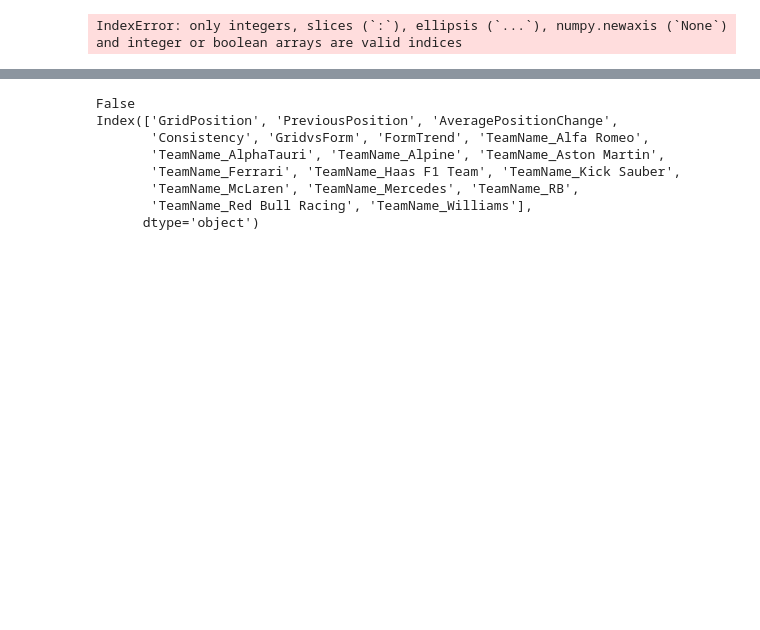
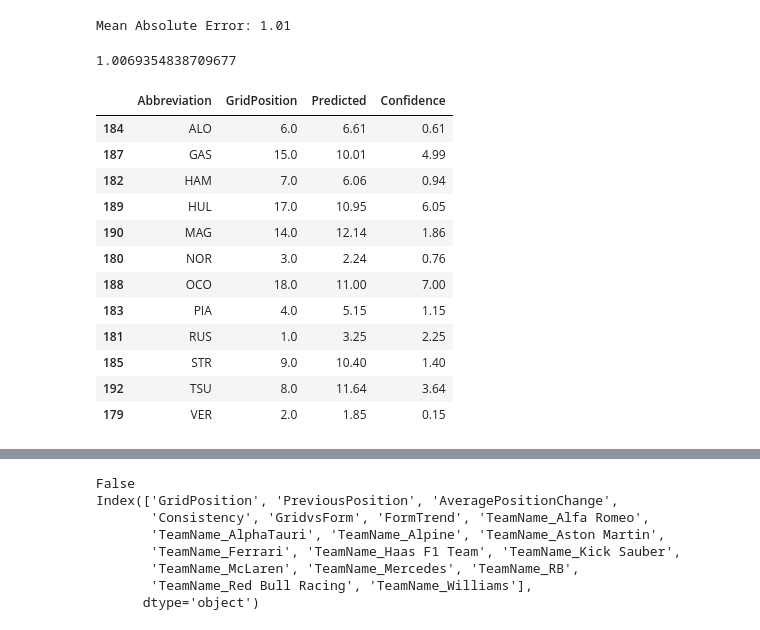
Before and after one commit to pyyroo-a/Formula-1-Fantasy-Predictor, a Jupyter notebook: notebooks/model-v3-smarter-features.ipynb, the cells around one changed output, grey strips where cells are left out. Drawn from its saved outputs; the diff is of its cells as text; code cells hidden in the pictures; blank space fills up the shorter version.

```diff
--- a/notebooks/model-v3-smarter-features.ipynb
+++ b/notebooks/model-v3-smarter-features.ipynb
@@ -147,6 +148,26 @@ X_train, y_train, X_test, y_test = prepare_data(df_2023, df_2024)
 model = train_model(X_train, y_train)
 predictions = predict(model,X_test)
 
-fantasy_table = build_fantasy_team(df_2024, predictions)
+fantasy_table = build_fantasy_table(df_2024, predictions)
-# %% [output]
-IndexError: only integers, slices (`:`), ellipsis (`...`), numpy.newaxis (`None`) and integer or boolean arrays are valid indices
+# %%
+evaluate_model(y_test, predictions)
+# %% [output]
+Mean Absolute Error: 1.01
+1.0069354838709677
+# %%
+race = fantasy_table[fantasy_table["RaceName"] == "Canadian Grand Prix"]
+race[["Abbreviation", "GridPosition", "Predicted", "Confidence"]]
+# %% [output]
+|  | Abbreviation | GridPosition | Predicted | Confidence |
+| 184 | ALO | 6.0 | 6.61 | 0.61 |
+| 187 | GAS | 15.0 | 10.01 | 4.99 |
+| 182 | HAM | 7.0 | 6.06 | 0.94 |
+| 189 | HUL | 17.0 | 10.95 | 6.05 |
+| 190 | MAG | 14.0 | 12.14 | 1.86 |
+| 180 | NOR | 3.0 | 2.24 | 0.76 |
+| 188 | OCO | 18.0 | 11.00 | 7.00 |
+| 183 | PIA | 4.0 | 5.15 | 1.15 |
+| 181 | RUS | 1.0 | 3.25 | 2.25 |
+| 185 | STR | 9.0 | 10.40 | 1.40 |
+| 192 | TSU | 8.0 | 11.64 | 3.64 |
+| 179 | VER | 2.0 | 1.85 | 0.15 |
```
Also changed, not shown: parts of 4 cells of this notebook, 1 other file.
